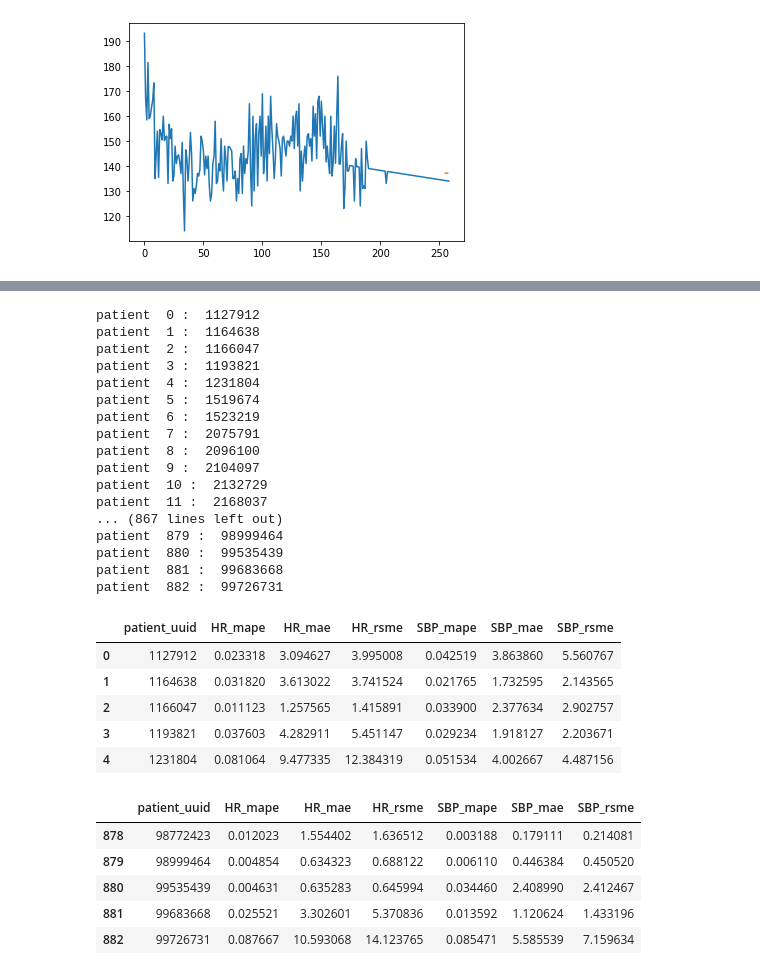
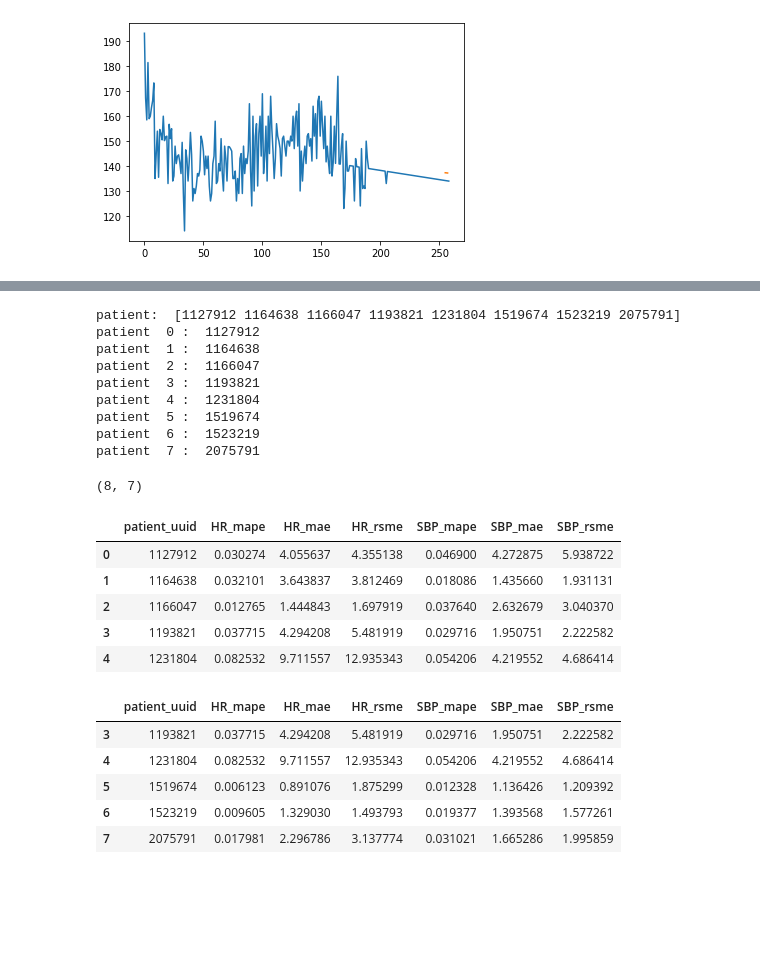
Before and after one commit to PKing70/Sentinel, a Jupyter notebook: LSTM/mylstm.ipynb, the cells around one changed output, grey strips where cells are left out. Cells and saved outputs as stored; diff of their text form; code cells hidden in the pictures; blank space fills up the shorter version.

```diff
--- a/LSTM/mylstm.ipynb
+++ b/LSTM/mylstm.ipynb
@@ -339,4 +339,4 @@ def split_sequence(sequence, n_steps_in, n_steps_out):
 		seq_x, seq_y = sequence[i:end_ix], sequence[end_ix:out_end_ix]
 		X.append(seq_x)
 		y.append(seq_y)
-	return array(X), array(y)
+	return np.array(X), np.array(y)
@@ -591,10 +540,10 @@ SBP_mae = []
 SBP_rsme = []
 i = 0
 
-#patientsS = patients[0:8]
-#print('patient: ',patientsS)
+patientsS = patients[0:8]
+print('patient: ',patientsS)
 
-for patient in patients: #patientsS for a subset
+for patient in patientsS: #patientsS for a subset
     print('patient ', i, ': ', patient)
 
     df_select_uuid = df_vitals.loc[df_vitals['patient_uuid'] == patient]
@@ -637,6 +586,7 @@ for patient in patients: #patientsS for a subset
     SBP_mae.append(accuracy_indicators[1][1])
     SBP_rsme.append(accuracy_indicators[2][1])
 # %% [output]
+patient:  [1127912 1164638 1166047 1193821 1231804 1519674 1523219 2075791]
 patient  0 :  1127912
 patient  1 :  1164638
 patient  2 :  1166047
@@ -645,43 +595,38 @@ patient  4 :  1231804
 patient  5 :  1519674
 patient  6 :  1523219
 patient  7 :  2075791
-patient  8 :  2096100
-patient  9 :  2104097
-patient  10 :  2132729
-patient  11 :  2168037
-... (867 lines left out)
-patient  879 :  98999464
-patient  880 :  99535439
-patient  881 :  99683668
-patient  882 :  99726731
+# %%
+df_model.shape
+# %% [output]
+(8, 7)
 # %%
 # Creates and populates dataframe containing data on accuracy of the models for each patient.
 df_model = pd.DataFrame(columns = ['patient_uuid', 'HR_mape', 'HR_mae', 'HR_rsme', 'SBP_mape', 'SBP_mae', 'SBP_rsme'])
-df_model.patient_uuid = patients
+df_model.patient_uuid = patientsS #patients
 df_model.HR_mape = HR_mape
 df_model.HR_mae = HR_mae
 df_model.HR_rsme = HR_rsme
 df_model.SBP_mape = SBP_mape
 df_model.SBP_mae = SBP_mae
 df_model.SBP_rsme = SBP_rsme
 
 df_model.head()
 # %% [output]
 |  | patient_uuid | HR_mape | HR_mae | HR_rsme | SBP_mape | SBP_mae | SBP_rsme |
-| 0 | 1127912 | 0.023318 | 3.094627 | 3.995008 | 0.042519 | 3.863860 | 5.560767 |
-| 1 | 1164638 | 0.031820 | 3.613022 | 3.741524 | 0.021765 | 1.732595 | 2.143565 |
-| 2 | 1166047 | 0.011123 | 1.257565 | 1.415891 | 0.033900 | 2.377634 | 2.902757 |
-| 3 | 1193821 | 0.037603 | 4.282911 | 5.451147 | 0.029234 | 1.918127 | 2.203671 |
-| 4 | 1231804 | 0.081064 | 9.477335 | 12.384319 | 0.051534 | 4.002667 | 4.487156 |
+| 0 | 1127912 | 0.030274 | 4.055637 | 4.355138 | 0.046900 | 4.272875 | 5.938722 |
+| 1 | 1164638 | 0.032101 | 3.643837 | 3.812469 | 0.018086 | 1.435660 | 1.931131 |
+| 2 | 1166047 | 0.012765 | 1.444843 | 1.697919 | 0.037640 | 2.632679 | 3.040370 |
+| 3 | 1193821 | 0.037715 | 4.294208 | 5.481919 | 0.029716 | 1.950751 | 2.222582 |
+| 4 | 1231804 | 0.082532 | 9.711557 | 12.935343 | 0.054206 | 4.219552 | 4.686414 |
 # %%
 df_model.tail()
 # %% [output]
 |  | patient_uuid | HR_mape | HR_mae | HR_rsme | SBP_mape | SBP_mae | SBP_rsme |
-| 878 | 98772423 | 0.012023 | 1.554402 | 1.636512 | 0.003188 | 0.179111 | 0.214081 |
-| 879 | 98999464 | 0.004854 | 0.634323 | 0.688122 | 0.006110 | 0.446384 | 0.450520 |
-| 880 | 99535439 | 0.004631 | 0.635283 | 0.645994 | 0.034460 | 2.408990 | 2.412467 |
-| 881 | 99683668 | 0.025521 | 3.302601 | 5.370836 | 0.013592 | 1.120624 | 1.433196 |
-| 882 | 99726731 | 0.087667 | 10.593068 | 14.123765 | 0.085471 | 5.585539 | 7.159634 |
+| 3 | 1193821 | 0.037715 | 4.294208 | 5.481919 | 0.029716 | 1.950751 | 2.222582 |
+| 4 | 1231804 | 0.082532 | 9.711557 | 12.935343 | 0.054206 | 4.219552 | 4.686414 |
+| 5 | 1519674 | 0.006123 | 0.891076 | 1.875299 | 0.012328 | 1.136426 | 1.209392 |
+| 6 | 1523219 | 0.009605 | 1.329030 | 1.493793 | 0.019377 | 1.393568 | 1.577261 |
+| 7 | 2075791 | 0.017981 | 2.296786 | 3.137774 | 0.031021 | 1.665286 | 1.995859 |
 # %%
 def forecast_accuracy(forecast, actual):
     """
```
Also changed, not shown: parts of 34 cells of this notebook.
